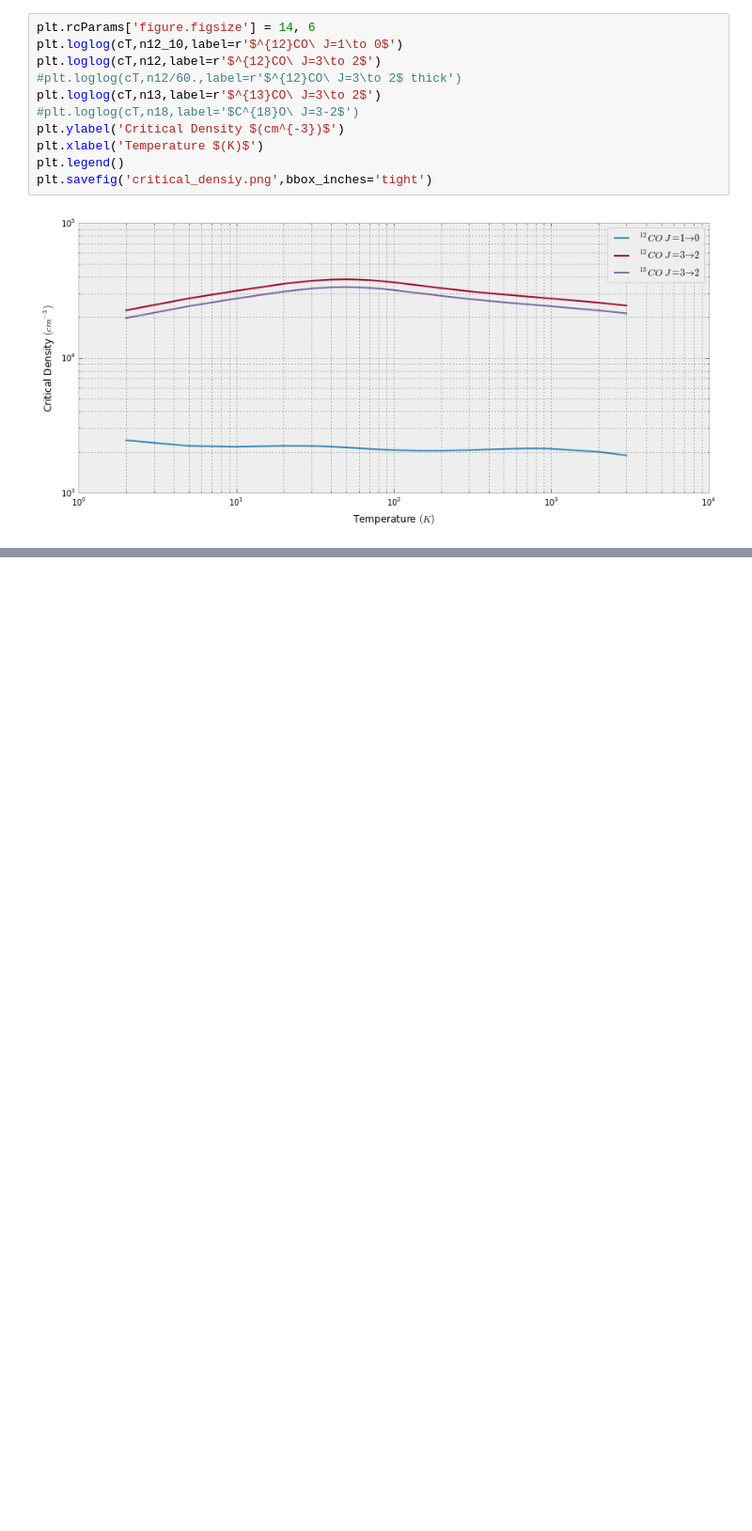
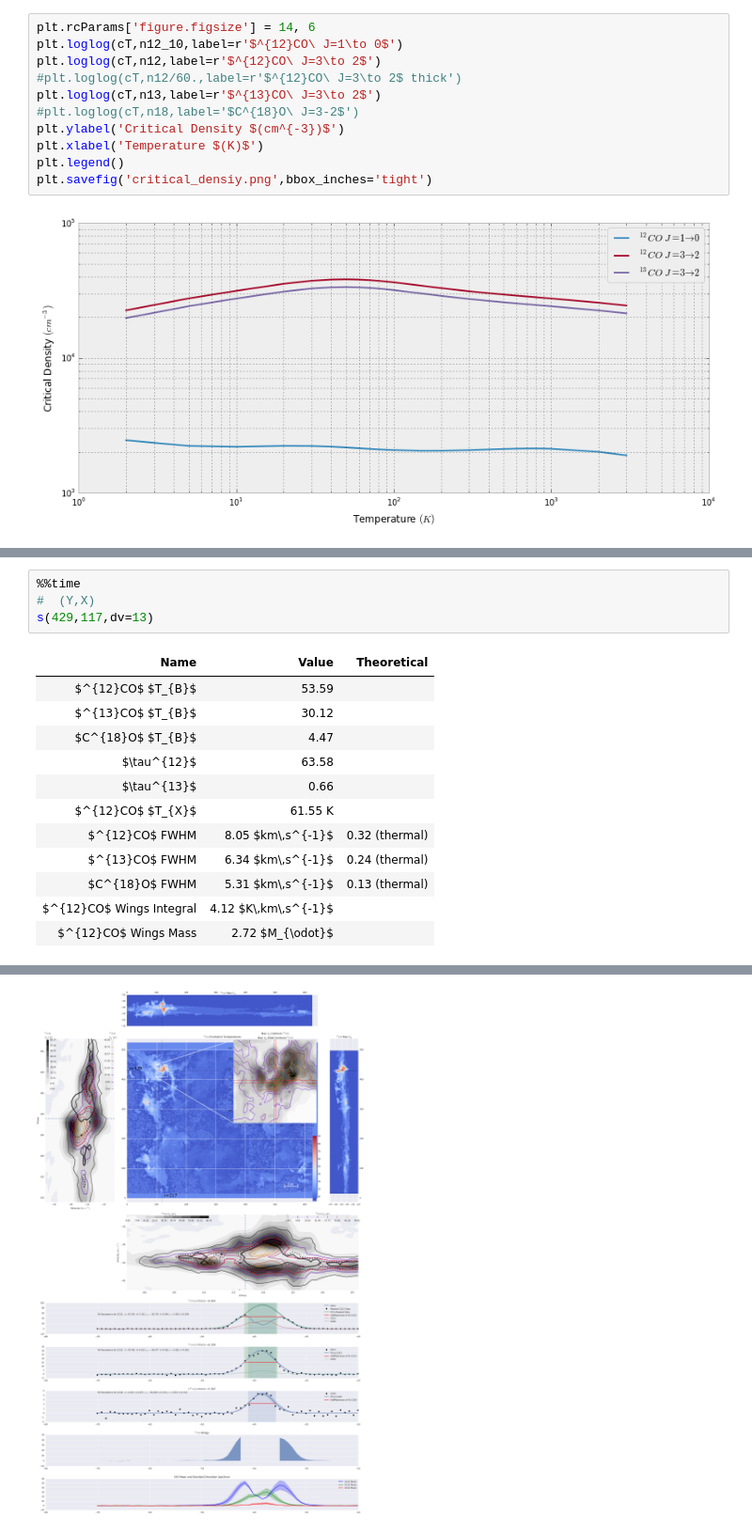
Before and after one commit to Mixpap/Ptyxiaki, a Jupyter notebook: Untitled1.ipynb, the cells around one changed output, grey strips where cells are left out. Shown at 94% size. Drawn from its saved outputs; the diff is of its cells as text; blank space fills up the shorter version.

```diff
--- a/Untitled1.ipynb
+++ b/Untitled1.ipynb
@@ -246,0 +296,17 @@ plt.legend()
+# %%
+%%time
+#  (Y,X)
+s(429,117,dv=13)
+# %% [output]
+| Name | Value | Theoretical |
+| $^{12}CO$ $T_{B}$ | 53.59 |  |
+| $^{13}CO$ $T_{B}$ | 30.12 |  |
+| $C^{18}O$ $T_{B}$ | 4.47 |  |
+| $\tau^{12}$ | 63.58 |  |
+| $\tau^{13}$ | 0.66 |  |
+| $^{12}CO$ $T_{X}$ | 61.55 K |  |
+| $^{12}CO$ FWHM | 8.05 $km\,s^{-1}$ | 0.32 (thermal) |
+| $^{13}CO$ FWHM | 6.34 $km\,s^{-1}$ | 0.24 (thermal) |
+| $C^{18}O$ FWHM | 5.31 $km\,s^{-1}$ | 0.13 (thermal) |
+| $^{12}CO$ Wings Integral | 4.12 $K\,km\,s^{-1}$ |  |
+| $^{12}CO$ Wings Mass | 2.72 $M_{\odot}$ |  |
@@ -246,0 +315 @@ plt.legend()
+[figure, added]
```
Also changed, not shown: parts of 10 cells of this notebook, 4 other files.
